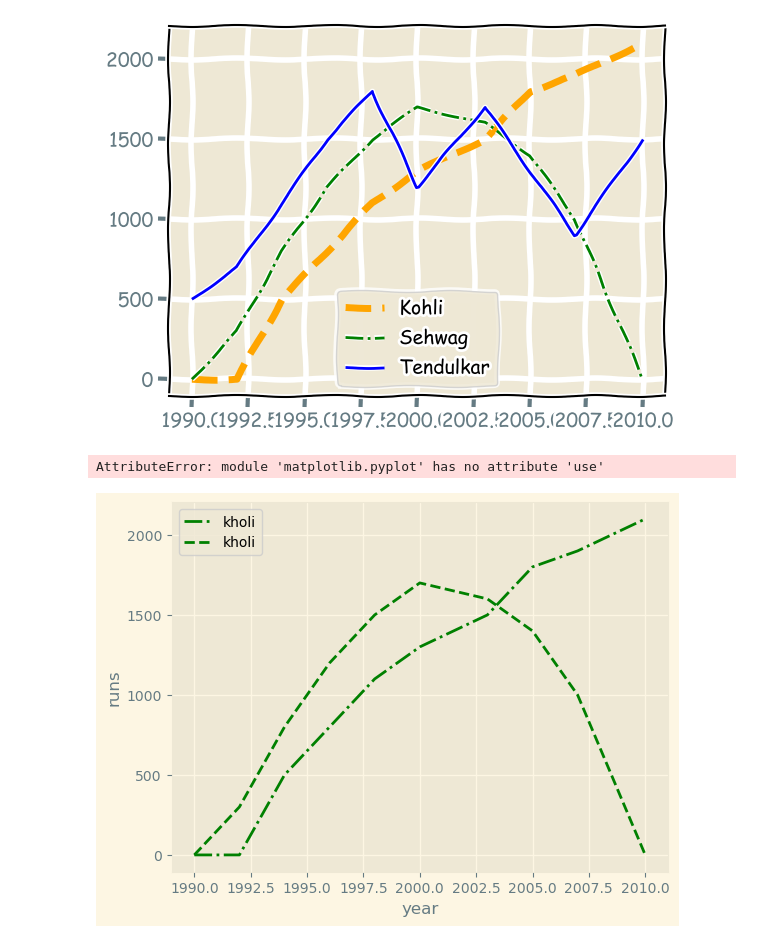
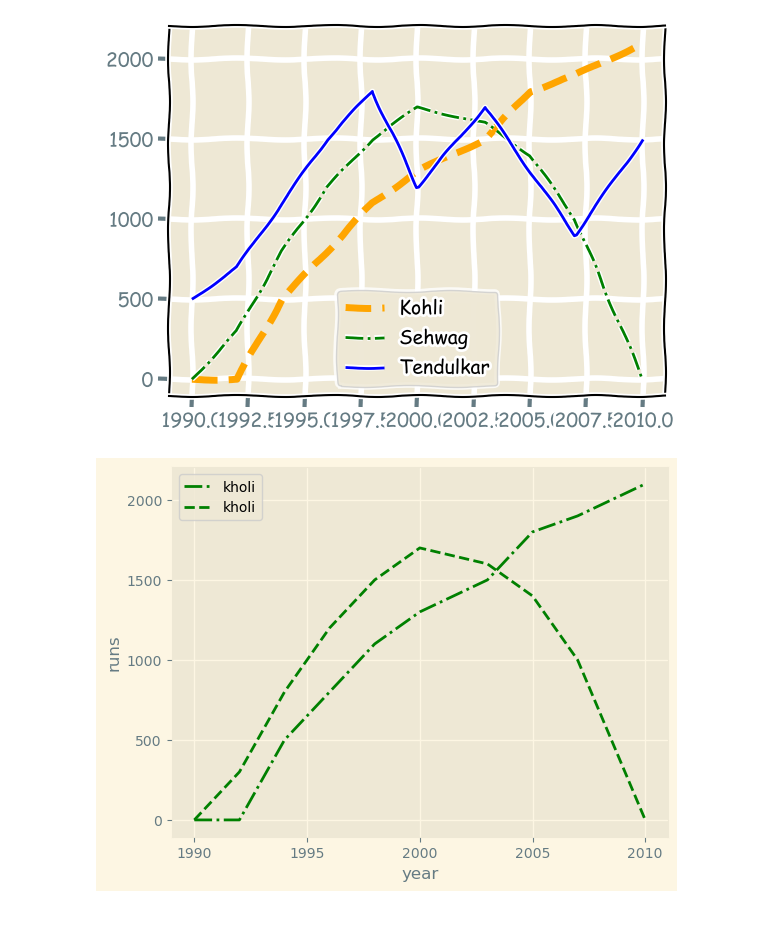
Before and after one commit to piyush332020/jupyter_notebook, a Jupyter notebook: matplotlib/matplot.ipynb, the cells around one changed output. Cells and saved outputs as stored; diff of their text form; code cells hidden in the pictures.

Commit message:
Auto-sync: matplot.ipynb

```diff
--- a/matplotlib/matplot.ipynb
+++ b/matplotlib/matplot.ipynb
@@ -107,15 +107,14 @@ findfont: Font family 'Comic Neue' not found.
 # %%
 years = [1990, 1992, 1994, 1996, 1998, 2000, 2003, 2005, 2007, 2010]
 kohli = [0, 0, 500, 800, 1100, 1300, 1500, 1800, 1900, 2100]
 sehwag = [0, 300, 800, 1200, 1500, 1700, 1600, 1400, 1000, 0]
 
 plt.plot(years,kohli ,label='kholi' ,color="green" ,linestyle='-.')
 plt.plot(years,sehwag ,label='kholi' ,color="green" ,linestyle='--')
 plt.xlabel("year")
 plt.ylabel("runs")
 plt.legend()
-plt.use.style('fivethirtyeight')
+plt.style.use('fivethirtyeight')
 plt.grid(True)
 # %% [output]
-AttributeError: module 'matplotlib.pyplot' has no attribute 'use'
-[figure, old version]
+[figure, new version]
```
